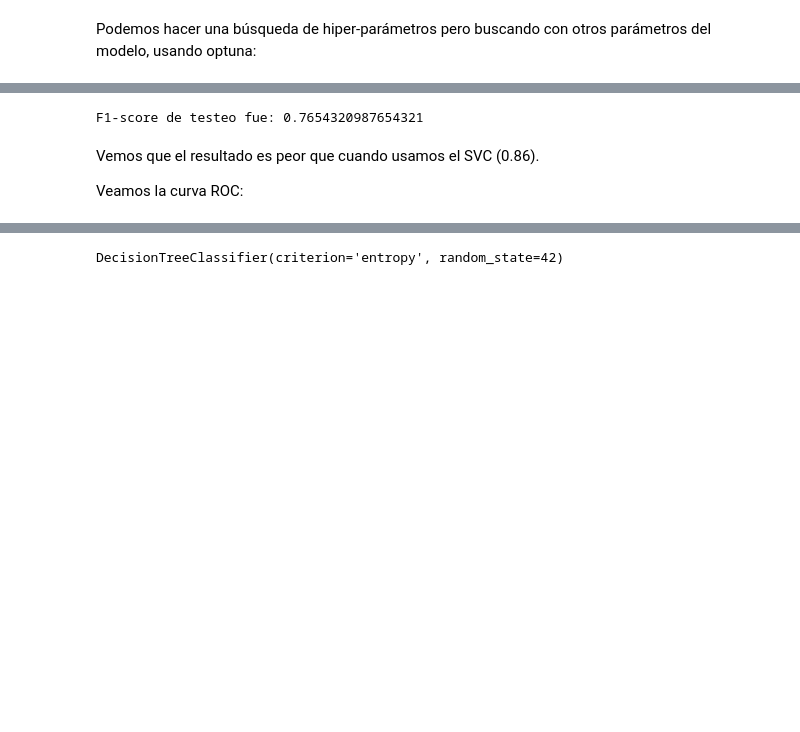
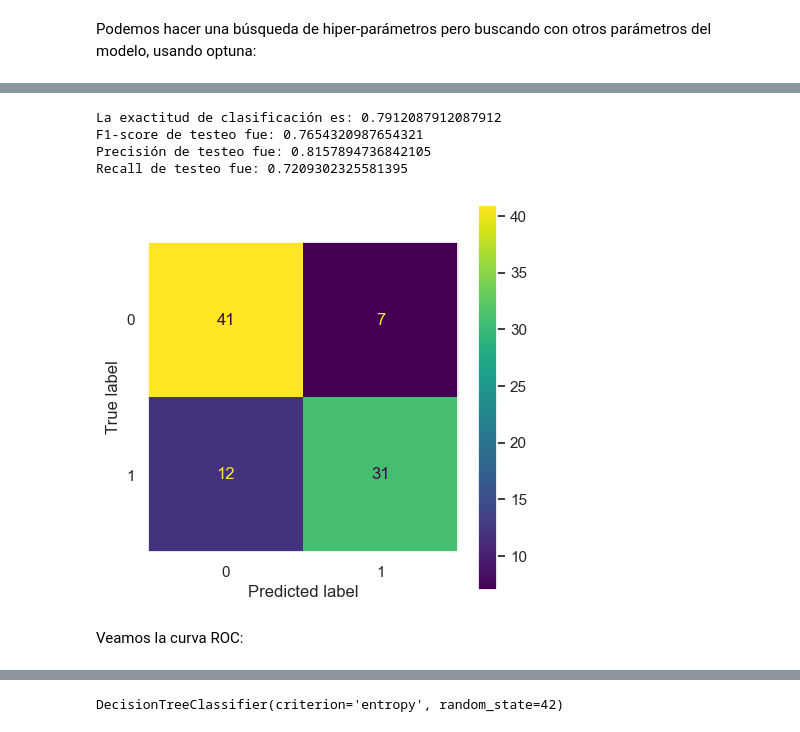
Before and after one commit to jcruz-ferreyra/aprMaqI_CEIA, a Jupyter notebook: clase4/jupyter_notebooks/trees.ipynb, the cells around one changed output, grey strips where cells are left out. Drawn from its saved outputs; the diff is of its cells as text; code cells hidden in the pictures; blank space fills up the shorter version.

```diff
--- a/clase4/jupyter_notebooks/trees.ipynb
+++ b/clase4/jupyter_notebooks/trees.ipynb
@@ -477,21 +497,41 @@ DecisionTreeClassifier(criterion='entropy', max_depth=3, min_samples_leaf=13,
-# %%
-y_pred = classification.predict(X_test)
-
-f1 = f1_score(y_test, y_pred)
-
-print(f"F1-score de testeo fue: {f1}")
-# %% [output]
-F1-score de testeo fue: 0.7654320987654321
+# %%
+from sklearn.metrics import f1_score, accuracy_score, precision_score, recall_score
+
+y_pred = classification.predict(X_test)
+
+accuracy = accuracy_score(y_test, y_pred)
+precision = precision_score(y_test, y_pred)
+recall = recall_score(y_test, y_pred)
+f1 = f1_score(y_test, y_pred)
+
+print(f"La exactitud de clasificación es: {accuracy}")
+print(f"F1-score de testeo fue: {f1}")
+print(f"Precisión de testeo fue: {precision}")
+print(f"Recall de testeo fue: {recall}")
+# %% [output]
+La exactitud de clasificación es: 0.7912087912087912
+F1-score de testeo fue: 0.7654320987654321
+Precisión de testeo fue: 0.8157894736842105
+Recall de testeo fue: 0.7209302325581395
 # %%
 export_graphviz(classification, out_file="arbol_clasificacion_level7.dot",
                 feature_names=df_heart.columns[:-1],
                 class_names=["No tiene enfermedad cardiaca", "Tiene enfermedad cardiaca"],
                 rounded=True,
                 filled=True)
-# %% [markdown]
-Vemos que el resultado es peor que cuando usamos el SVC (0.86).
-
-Veamos la curva ROC:
+# %%
+from sklearn.metrics import confusion_matrix, ConfusionMatrixDisplay
+
+cm = confusion_matrix(y_test, y_pred, labels=classification.classes_)
+disp = ConfusionMatrixDisplay(confusion_matrix=cm, display_labels=classification.classes_)
+
+fig, ax = plt.subplots(figsize=(5,5))
+ax.grid(False)
+disp.plot(ax=ax);
+# %% [output]
+[figure, added]
+# %% [markdown]
+Veamos la curva ROC:
 # %%
 from sklearn.metrics import RocCurveDisplay
 
```
Also changed, not shown: parts of 7 cells of this notebook, 2 other files.
